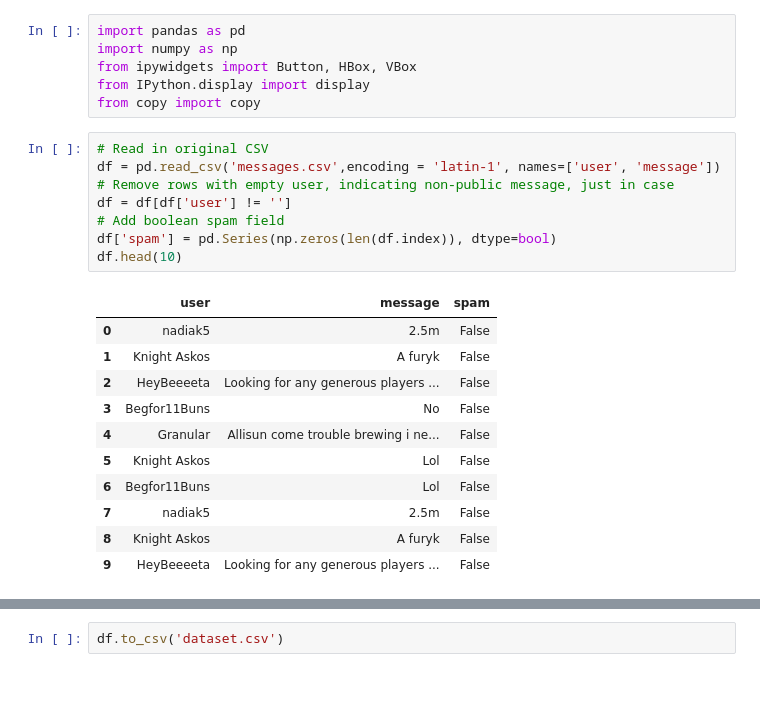
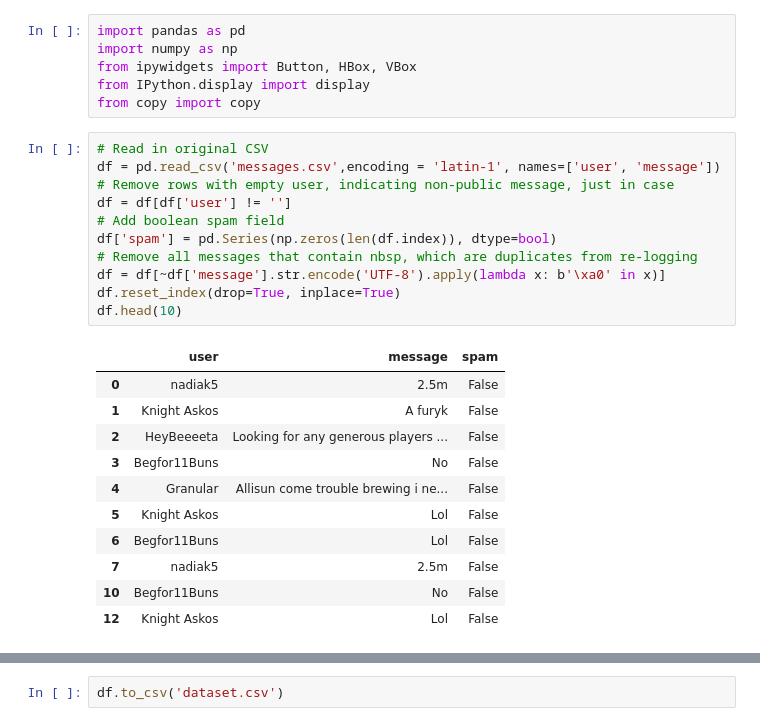
Before and after one commit to naallen/osrs-spam-detection, a Jupyter notebook: processdataset.ipynb, the cells around one changed output, grey strips where cells are left out. Saved outputs shown, nothing was run; the diff lists cells and outputs as text; blank space fills up the shorter version.

```diff
--- a/processdataset.ipynb
+++ b/processdataset.ipynb
@@ -11,23 +11,26 @@ from copy import copy
 # %%
 # Read in original CSV
 df = pd.read_csv('messages.csv',encoding = 'latin-1', names=['user', 'message'])
 # Remove rows with empty user, indicating non-public message, just in case
 df = df[df['user'] != '']
 # Add boolean spam field
 df['spam'] = pd.Series(np.zeros(len(df.index)), dtype=bool)
+# Remove all messages that contain nbsp, which are duplicates from re-logging
+df = df[~df['message'].str.encode('UTF-8').apply(lambda x: b'\xa0' in x)]
+df.reset_index(drop=True, inplace=True)
 df.head(10)
 # %% [output]
 |  | user | message | spam |
 | 0 | nadiak5 | 2.5m | False |
 | 1 | Knight Askos | A furyk | False |
 | 2 | HeyBeeeeta | Looking for any generous players ... | False |
 | 3 | Begfor11Buns | No | False |
 | 4 | Granular | Allisun come trouble brewing i ne... | False |
 | 5 | Knight Askos | Lol | False |
 | 6 | Begfor11Buns | Lol | False |
 | 7 | nadiak5 | 2.5m | False |
-| 8 | Knight Askos | A furyk | False |
-| 9 | HeyBeeeeta | Looking for any generous players ... | False |
+| 10 | Begfor11Buns | No | False |
+| 12 | Knight Askos | Lol | False |
 # %%
 def spambutton_cb(user, spam):
     def f(_):
```
Also changed, not shown: parts of 3 cells of this notebook, 2 other files.
